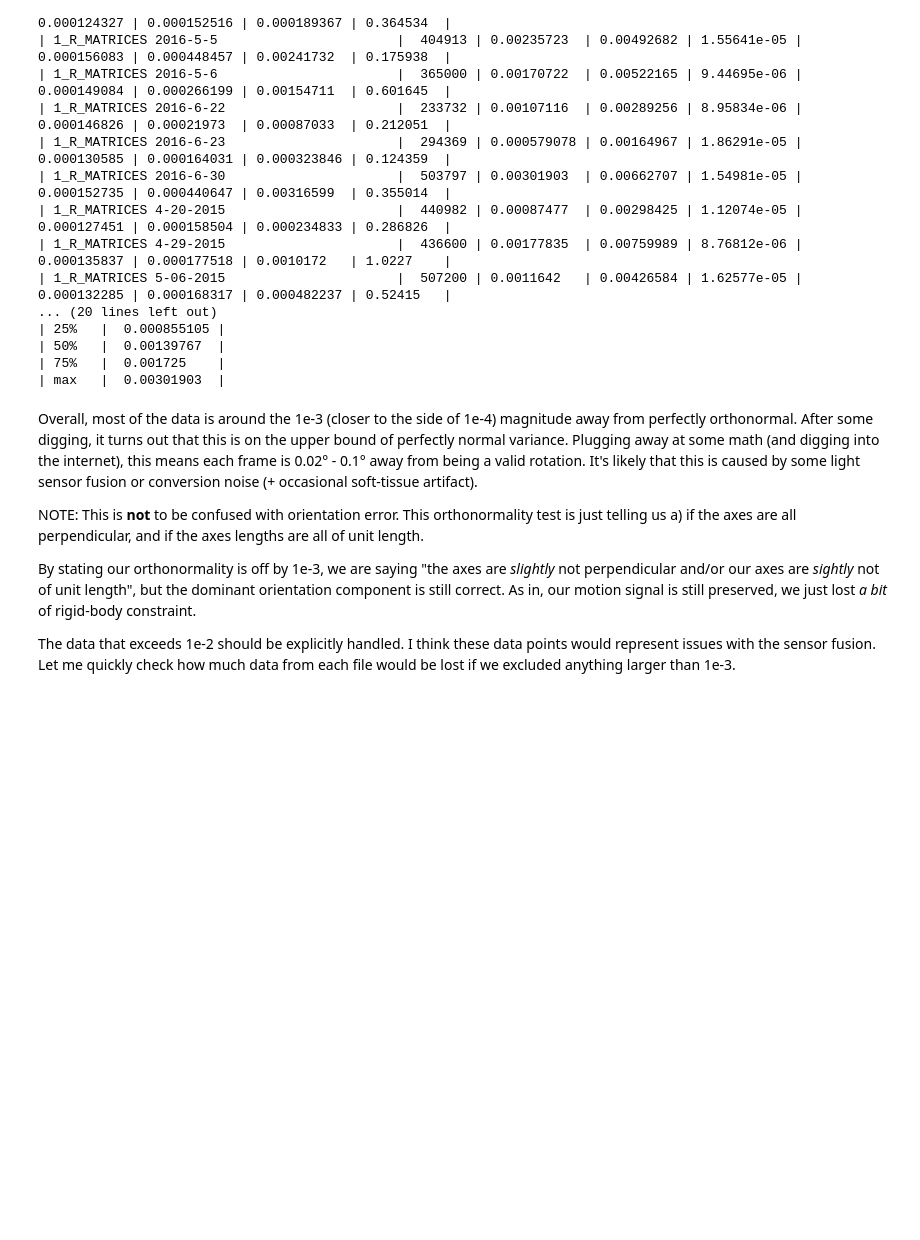
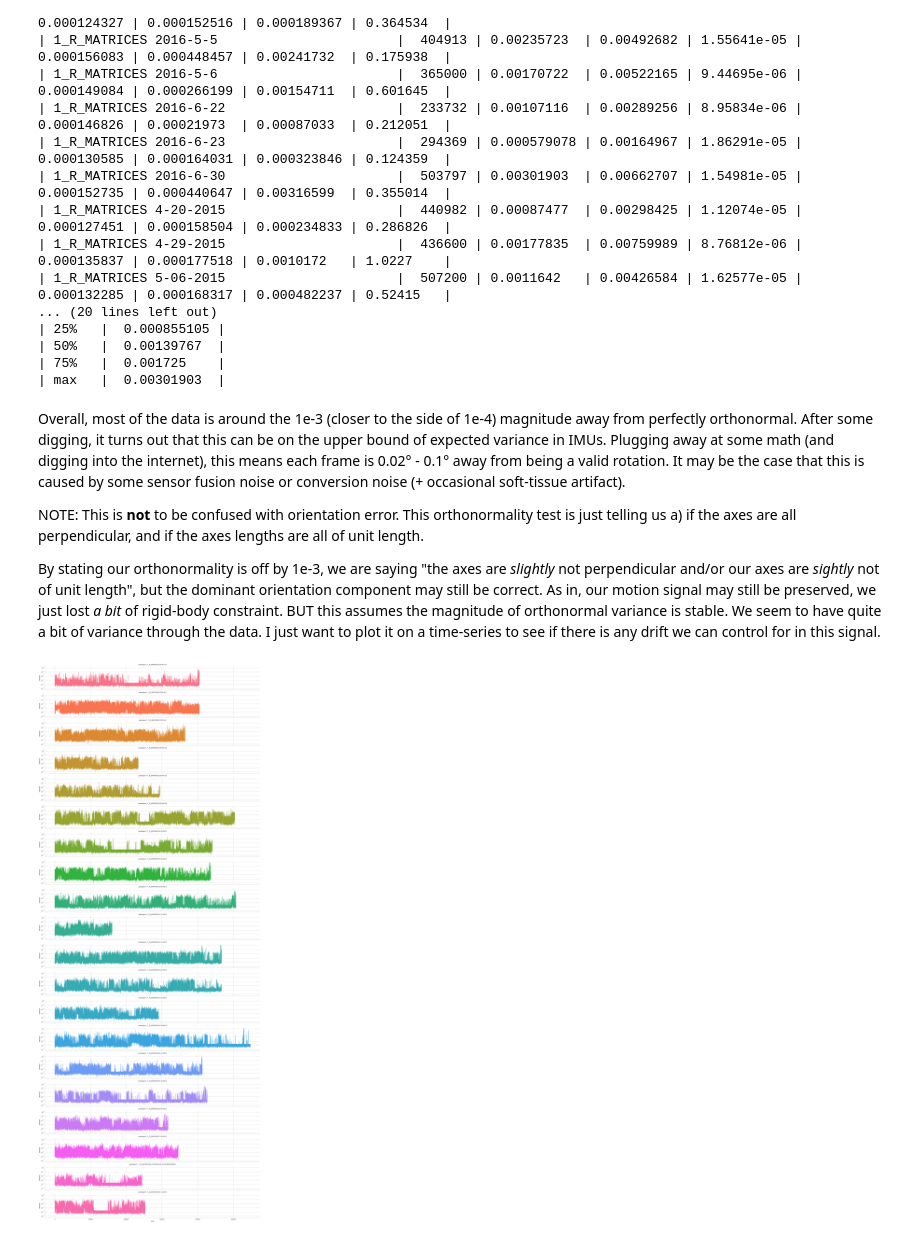
Before and after one commit to christopher-millward/rtsa-mocap-study, a Jupyter notebook: notebooks/01-cm-data-orthonormality-audit.ipynb, the cells around one changed output. Cells and saved outputs as stored; diff of their text form; code cells hidden in the pictures; blank space fills up the shorter version.

Commit message:
- Finished orthonormality audit. - Checked length of untrimmed data.

```diff
--- a/notebooks/01-cm-data-orthonormality-audit.ipynb
+++ b/notebooks/01-cm-data-orthonormality-audit.ipynb
@@ -159,10 +133,8 @@ print(all_descr.to_markdown())
 | 75%   |  0.001725    |
 | max   |  0.00301903  |
 # %% [markdown]
-Overall, most of the data is around the 1e-3 (closer to the side of 1e-4) magnitude away from perfectly orthonormal. After some digging, it turns out that this is on the upper bound of perfectly normal variance. Plugging away at some math (and digging into the internet), this means each frame is 0.02° - 0.1° away from being a valid rotation. It's likely that this is caused by some light sensor fusion or conversion noise (+ occasional soft-tissue artifact).
+Overall, most of the data is around the 1e-3 (closer to the side of 1e-4) magnitude away from perfectly orthonormal. After some digging, it turns out that this can be on the upper bound of expected variance in IMUs. Plugging away at some math (and digging into the internet), this means each frame is 0.02° - 0.1° away from being a valid rotation. It may be the case that this is caused by some sensor fusion noise or conversion noise (+ occasional soft-tissue artifact).
 
 NOTE: This is **not** to be confused with orientation error. This orthonormality test is just telling us a) if the axes are all perpendicular, and if the axes lengths are all of unit length.
 
-By stating our orthonormality is off by 1e-3, we are saying "the axes are _slightly_ not perpendicular and/or our axes are _sightly_ not of unit length", but the dominant orientation component is still correct. As in, our motion signal is still preserved, we just lost _a bit_ of rigid-body constraint.
-
-The data that exceeds 1e-2 should be explicitly handled. I think these data points would represent issues with the sensor fusion. Let me quickly check how much data from each file would be lost if we excluded anything larger than 1e-3.
+By stating our orthonormality is off by 1e-3, we are saying "the axes are _slightly_ not perpendicular and/or our axes are _sightly_ not of unit length", but the dominant orientation component may still be correct. As in, our motion signal may still be preserved, we just lost _a bit_ of rigid-body constraint. BUT this assumes the magnitude of orthonormal variance is stable. We seem to have quite a bit of variance through the data. I just want to plot it on a time-series to see if there is any drift we can control for in this signal.
@@ -170,0 +141,29 @@ The data that exceeds 1e-2 should be explicitly handled. I think these data poin
+# %%
+# Create a common x-axis for all participants
+plot_data["time"] = plot_data.groupby("participant").cumcount()
+
+# Plot the orthonormality errors on a time-series
+sns.set_theme(style="whitegrid", context="notebook")
+
+sns.relplot(
+    data=plot_data,
+    x="time",
+    y="variance",
+    col="participant",  # creates a new subplot column for each participant
+    col_wrap=1,  # adjusts how many subplots appear per row
+    kind="line",
+    facet_kws=dict(
+        sharey=True,
+        sharex=True
+    ),
+    height=3,  # height of each individual subplot
+    aspect=8,  # width-to-height ratio of each subplot
+    hue="participant",
+    legend = False
+)
+
+plt.yscale("log")
+plt.tight_layout()
+plt.show()
+# %% [output]
+[figure, added]
```
Also changed, not shown: parts of 7 cells of this notebook, 2 other files.
